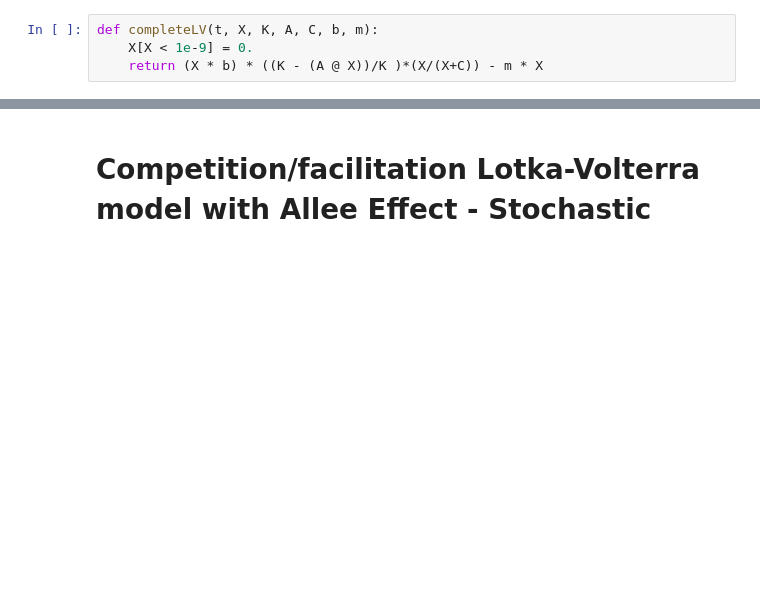
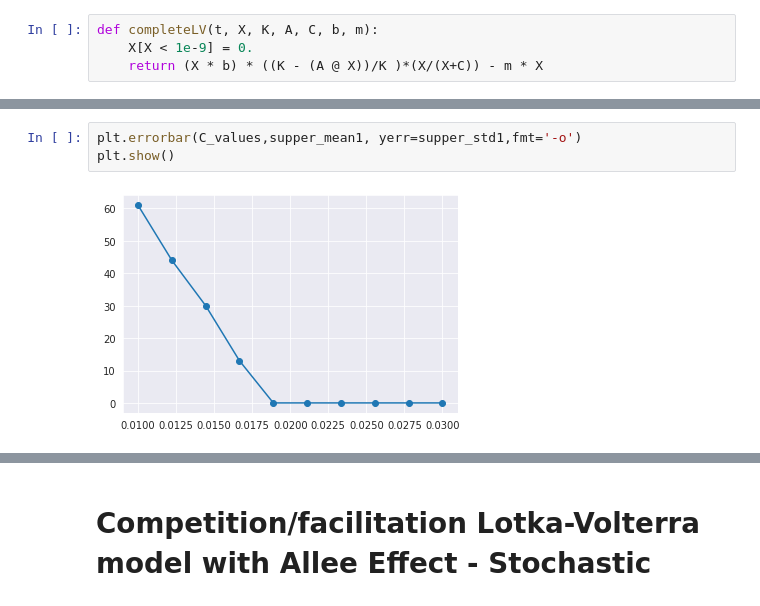
Before and after one commit to denisecammarota/qbio2021, a Jupyter notebook: Denise_Submodels_on_gLV_with_Allee.ipynb, the cells around one changed output, grey strips where cells are left out. Drawn from its saved outputs; the diff is of its cells as text; blank space fills up the shorter version.

```diff
--- a/Denise_Submodels_on_gLV_with_Allee.ipynb
+++ b/Denise_Submodels_on_gLV_with_Allee.ipynb
@@ -258,0 +307,5 @@ Text(0, 0.5, 'Abundances')
+# %%
+plt.errorbar(C_values,supper_mean1, yerr=supper_std1,fmt='-o')
+plt.show()
+# %% [output]
+[figure, added]
```
Also changed, not shown: parts of 21 cells of this notebook.
